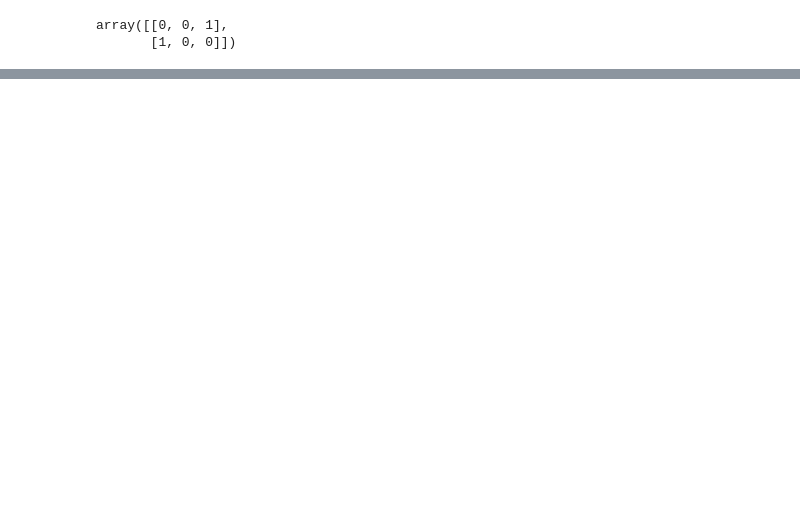
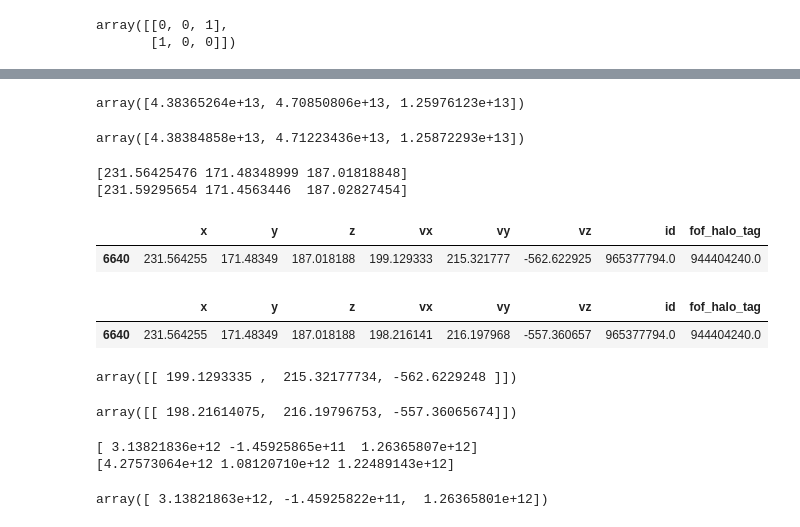
Before and after one commit to adrianpope/VelocityCompression, a Jupyter notebook: HaloParticles.ipynb, the cells around one changed output, grey strips where cells are left out. Cells and saved outputs as stored; diff of their text form; code cells hidden in the pictures; blank space fills up the shorter version.

```diff
--- a/HaloParticles.ipynb
+++ b/HaloParticles.ipynb
@@ -173,0 +102,18 @@ array([ 215.7612074 ,  147.73341546, -341.02713941])
+# %%
+def df_vector(df, pattern):
+    vec = []
+    for d in ['x','y','z']:
+        vec.append(df[pattern%d])
+    return np.array(vec).flatten()
+
+def df_vectorArr(df,pattern):
+    vecArr = []
+    for d in ['x','y','z']:
+        vecArr.append(df[pattern%d].to_numpy())
+    return np.array(vecArr).transpose()
+
+def df_posArr(df):
+    return df_vectorArr(df,'%s')
+
+def df_velArr(df):
+    return df_vectorArr(df,'v%s')
@@ -221,0 +175,60 @@ array([[-0.40473679, -0.0456663 , -0.08561122],
+# %%
+pdf = orig
+posArr = df_posArr(pdf)
+velArr = df_velArr(pdf)
+angmom(posArr, mean(posArr), velArr, mean(velArr), mpp)
+# %% [output]
+array([4.38365264e+13, 4.70850806e+13, 1.25976123e+13])
+# %%
+pdf = comp
+posArr = df_posArr(pdf)
+velArr = df_velArr(pdf)
+angmom(posArr, mean(posArr), velArr, mean(velArr), mpp)
+# %% [output]
+array([4.38384858e+13, 4.71223436e+13, 1.25872293e+13])
+# %%
+halo_com = df_vector(halo, 'fof_halo_com_%s_orig')
+halo_center = df_vector(halo, 'fof_halo_center_%s_orig')
+print(str(halo_center))
+print(str(halo_com))
+# %% [output]
+[231.56425476 171.48348999 187.01818848]
+[231.59295654 171.4563446  187.02827454]
+# %%
+center = df_vector(halo, 'fof_halo_center_%s_orig')
+posArr = df_posArr(orig)
+err = ((posArr - center)**2).sum(1)
+center_selector = (err==0.0)
+# %%
+orig[center_selector]
+# %% [output]
+|  | x | y | z | vx | vy | vz | id | fof_halo_tag |
+| 6640 | 231.564255 | 171.48349 | 187.018188 | 199.129333 | 215.321777 | -562.622925 | 965377794.0 | 944404240.0 |
+# %%
+comp[center_selector]
+# %% [output]
+|  | x | y | z | vx | vy | vz | id | fof_halo_tag |
+| 6640 | 231.564255 | 171.48349 | 187.018188 | 198.216141 | 216.197968 | -557.360657 | 965377794.0 | 944404240.0 |
+# %%
+halo_vel_orig = df_velArr(orig)[center_selector]
+halo_vel_orig
+# %% [output]
+array([[ 199.1293335 ,  215.32177734, -562.6229248 ]])
+# %%
+halo_vel_comp = df_velArr(comp)[center_selector]
+halo_vel_comp
+# %% [output]
+array([[ 198.21614075,  216.19796753, -557.36065674]])
+# %%
+print(df_vector(halo,'fof_halo_angmom_%s_orig'))
+print(df_vector(halo,'fof_halo_angmom_%s_comp'))
+# %% [output]
+[ 3.13821836e+12 -1.45925865e+11  1.26365807e+12]
+[4.27573064e+12 1.08120710e+12 1.22489143e+12]
+# %%
+pdf = orig
+posArr = df_posArr(pdf)
+velArr = df_velArr(pdf)
+angmom(posArr, halo_center, velArr, halo_vel_orig, mpp)
+# %% [output]
+array([ 3.13821863e+12, -1.45925822e+11,  1.26365801e+12])
```
Also changed, not shown: parts of 26 cells of this notebook.
